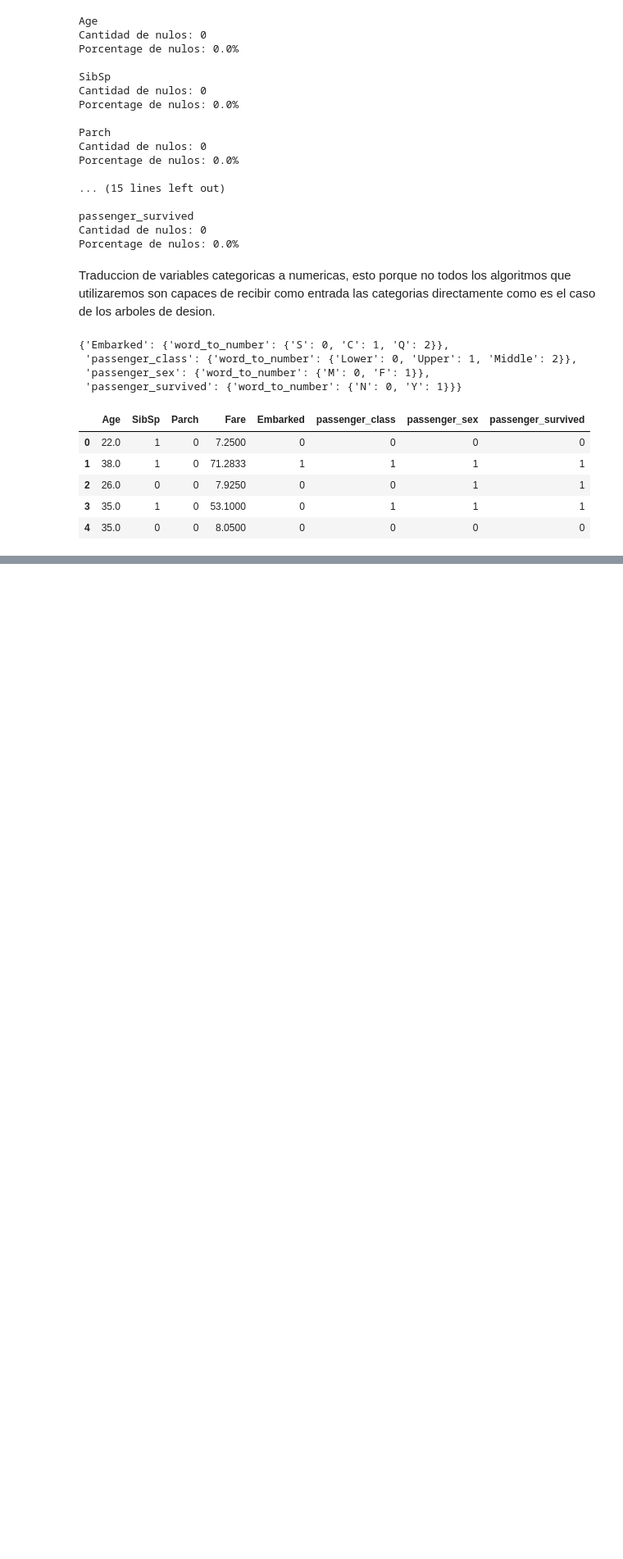
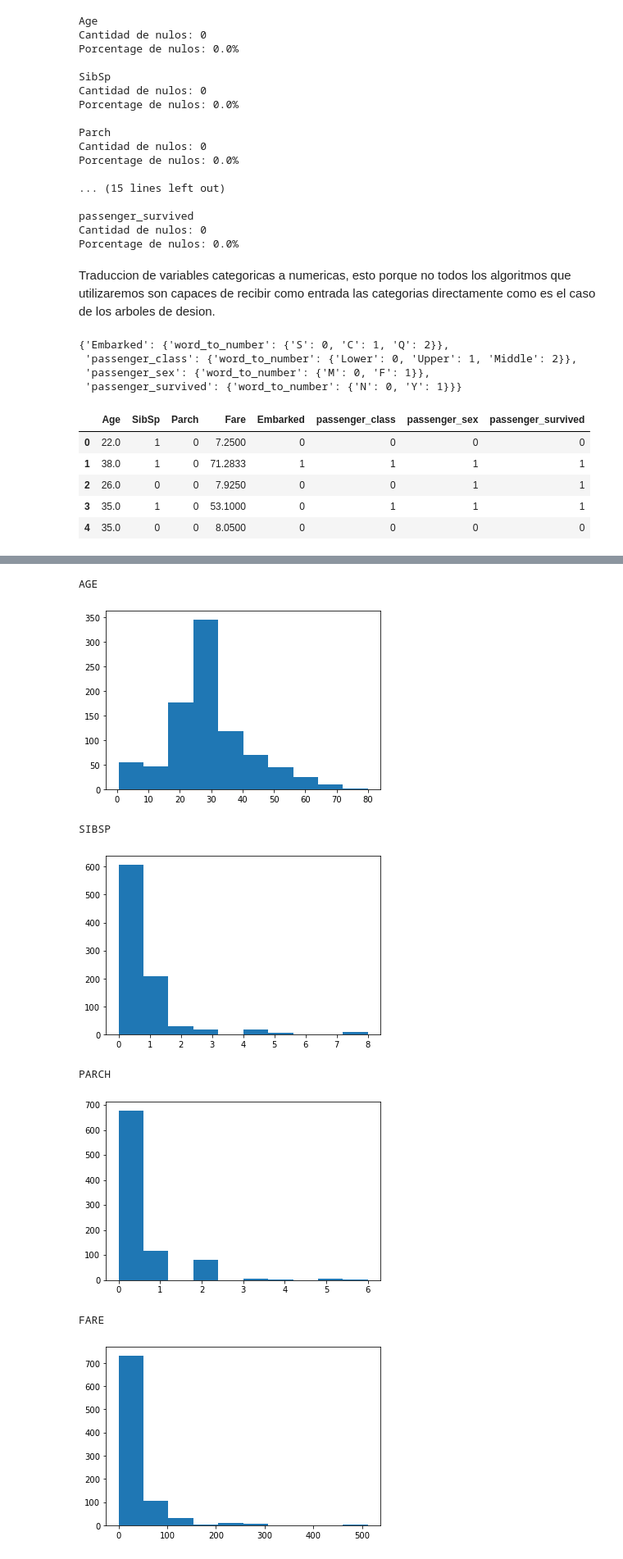
Before and after one commit to ricardojmv85/StatisticalLearning, a Jupyter notebook: proyecto/Proyecto.ipynb, the cells around one changed output, grey strips where cells are left out. Shown at 82% size. Cells and saved outputs as stored; diff of their text form; code cells hidden in the pictures; blank space fills up the shorter version.

```diff
--- a/proyecto/Proyecto.ipynb
+++ b/proyecto/Proyecto.ipynb
@@ -132,0 +139,14 @@ Revision de distribucion de variables
+# %%
+for col in data.columns[0:4]:
+    print(col.upper())
+    plt.hist(data[col])
+    plt.show()
+# %% [output]
+AGE
+[figure, added]
+SIBSP
+[figure, added]
+PARCH
+[figure, added]
+FARE
+[figure, added]
```
Also changed, not shown: parts of 14 cells of this notebook, 1 other file.
